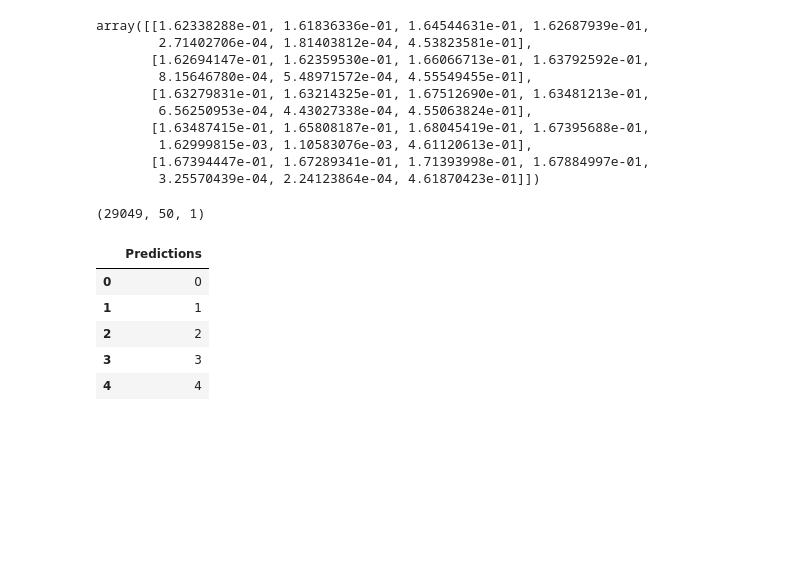
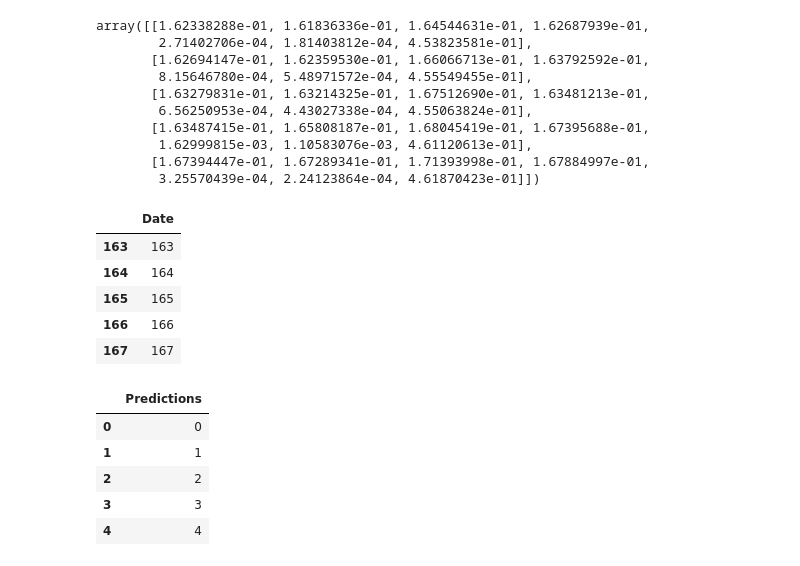
Before and after one commit to NeedlerOP/Binance-Hrly, a Jupyter notebook: Notebooks/ETH_USD_Price_Forcasting.ipynb, the cells around one changed output. Saved outputs shown, nothing was run; the diff lists cells and outputs as text; code cells hidden in the pictures; blank space fills up the shorter version.

```diff
--- a/Notebooks/ETH_USD_Price_Forcasting.ipynb
+++ b/Notebooks/ETH_USD_Price_Forcasting.ipynb
@@ -579,8 +617,14 @@ X_test, y_test = create_dataset(dataset_test,50,-1)
 # %%
 # Check if it worked!
 X_train.shape
+X_train.tail()
 # %% [output]
-(29049, 50, 1)
+|  | Date |
+| 163 | 163 |
+| 164 | 164 |
+| 165 | 165 |
+| 166 | 166 |
+| 167 | 167 |
 # %%
 # y_train.shape
 
```
Also changed, not shown: parts of 16 cells of this notebook.
